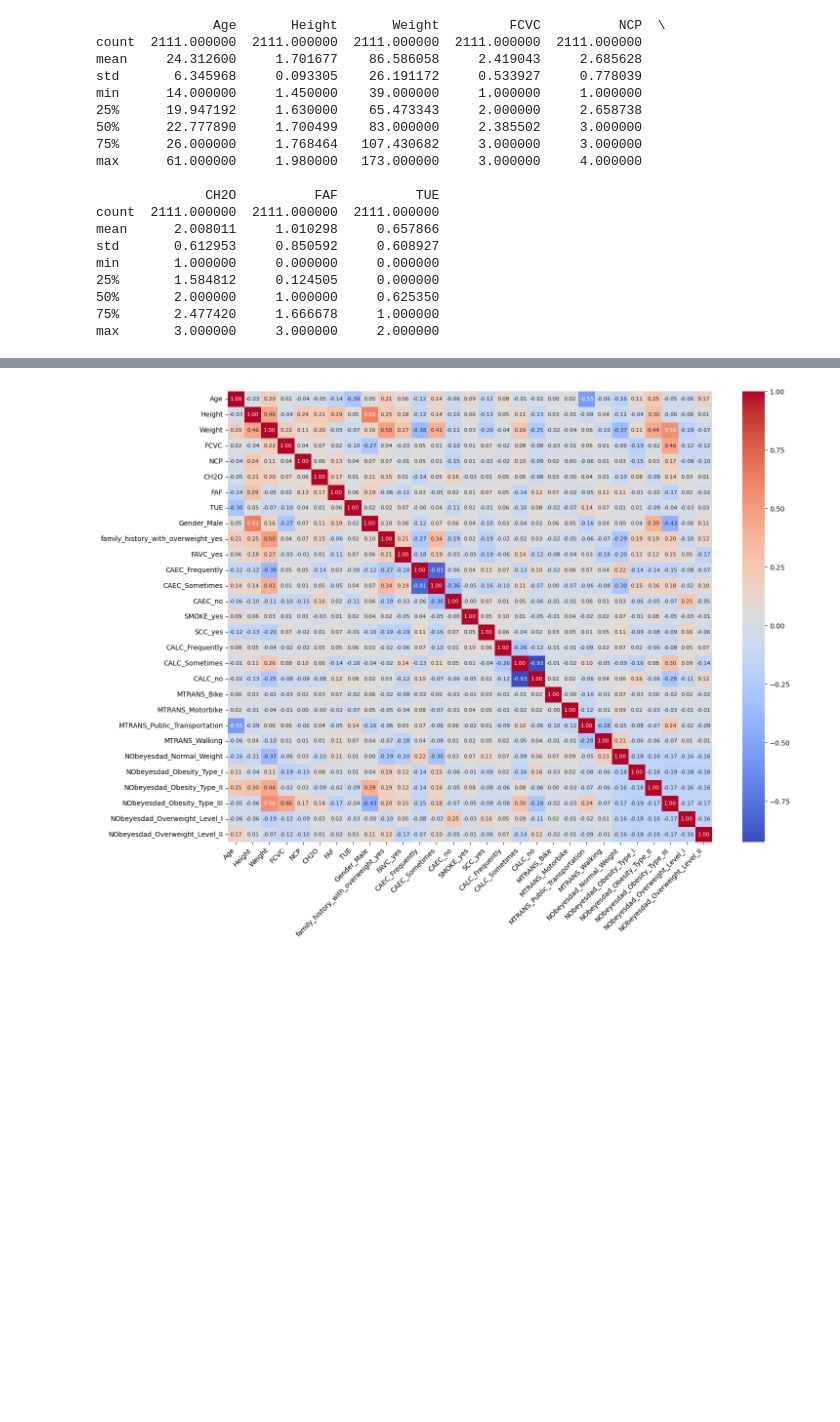
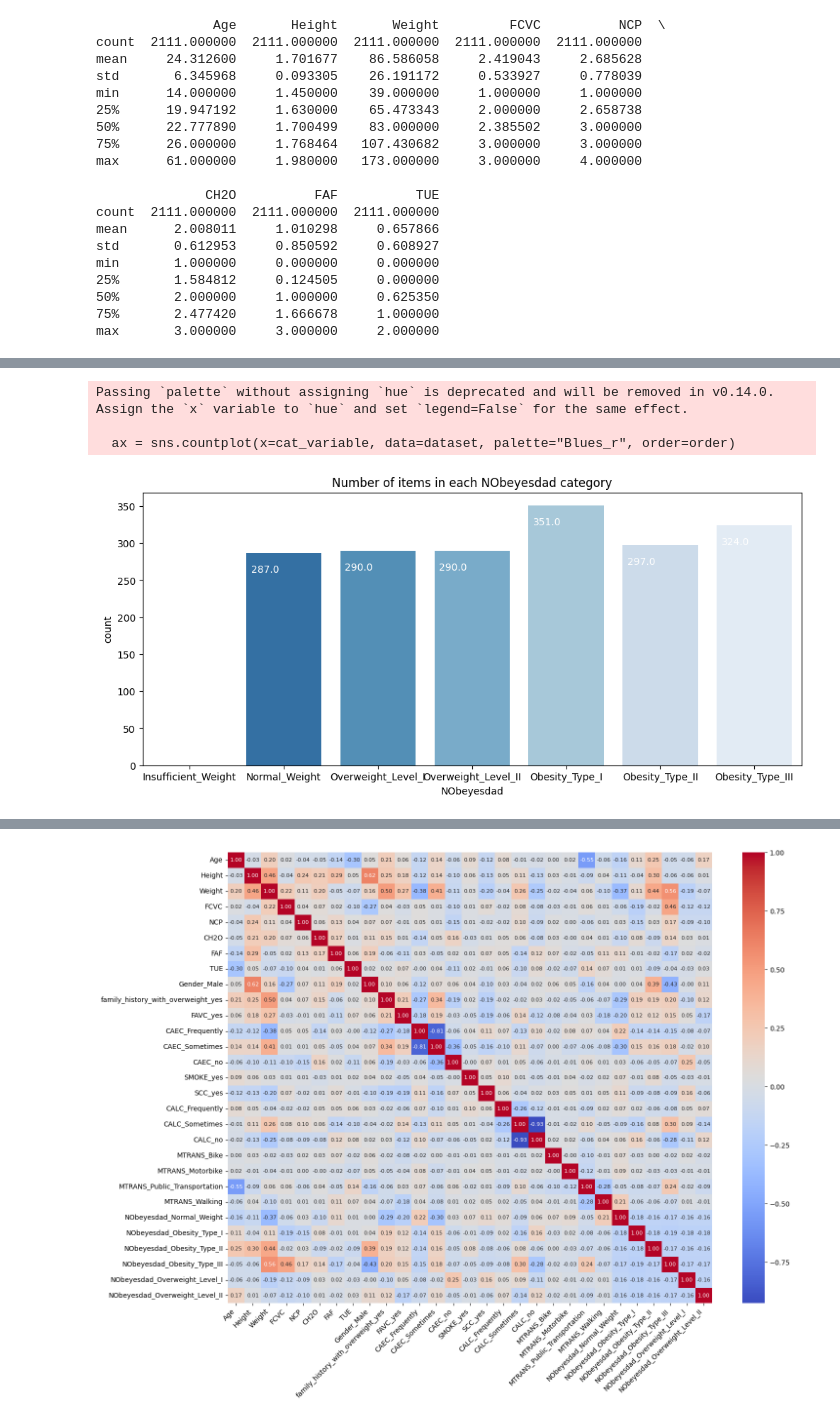
Before and after one commit to AbdullahAssi/ML, a Jupyter notebook: Practice/python_prac/Obesity Model/test.ipynb, the cells around one changed output, grey strips where cells are left out. Drawn from its saved outputs; the diff is of its cells as text; code cells hidden in the pictures; blank space fills up the shorter version.

```diff
--- a/Practice/python_prac/Obesity Model/test.ipynb
+++ b/Practice/python_prac/Obesity Model/test.ipynb
@@ -141,0 +196,43 @@ Index(['Age', 'Height', 'Weight', 'FCVC', 'NCP', 'CH2O', 'FAF', 'TUE',
+# %%
+# Creating a new column 'NObeyesdad' by combining existing binary columns
+def consolidate_NObeyesdad(data):
+    conditions = [
+        (data['NObeyesdad_Normal_Weight'] == 1, 'Normal_Weight'),
+        (data['NObeyesdad_Obesity_Type_I'] == 1, 'Obesity_Type_I'),
+        (data['NObeyesdad_Obesity_Type_II'] == 1, 'Obesity_Type_II'),
+        (data['NObeyesdad_Obesity_Type_III'] == 1, 'Obesity_Type_III'),
+        (data['NObeyesdad_Overweight_Level_I'] == 1, 'Overweight_Level_I'),
+        (data['NObeyesdad_Overweight_Level_II'] == 1, 'Overweight_Level_II'),
+    ]
+
+    for condition, label in conditions:
+        data.loc[condition, 'NObeyesdad'] = label
+
+consolidate_NObeyesdad(data)
+
+#custom function to count and plot values
+def count_values(dataset, cat_variable, order=None):
+    ax = sns.countplot(x=cat_variable, data=dataset, palette="Blues_r", order=order)
+    for p in ax.patches:
+        ax.annotate(f"\n{p.get_height()}", (p.get_x() + 0.2, p.get_height()),
+                    ha="center", va="top", color="white", size=10)
+
+    plt.title(f"Number of items in each {cat_variable} category")
+    plt.show()
+
+# Specified order of categories
+categories_order = [
+    "Insufficient_Weight", "Normal_Weight", "Overweight_Level_I",
+    "Overweight_Level_II", "Obesity_Type_I", "Obesity_Type_II", "Obesity_Type_III"
+]
+
+# Set the figure size
+plt.figure(figsize=(12, 5))
+
+# Call the function with the dataset, column name, and specified order
+count_values(data, "NObeyesdad", order=categories_order)
+# %% [output]
+Passing `palette` without assigning `hue` is deprecated and will be removed in v0.14.0. Assign the `x` variable to `hue` and set `legend=False` for the same effect.
+
+  ax = sns.countplot(x=cat_variable, data=dataset, palette="Blues_r", order=order)
+[figure, added]
```
Also changed, not shown: parts of 18 cells of this notebook.
